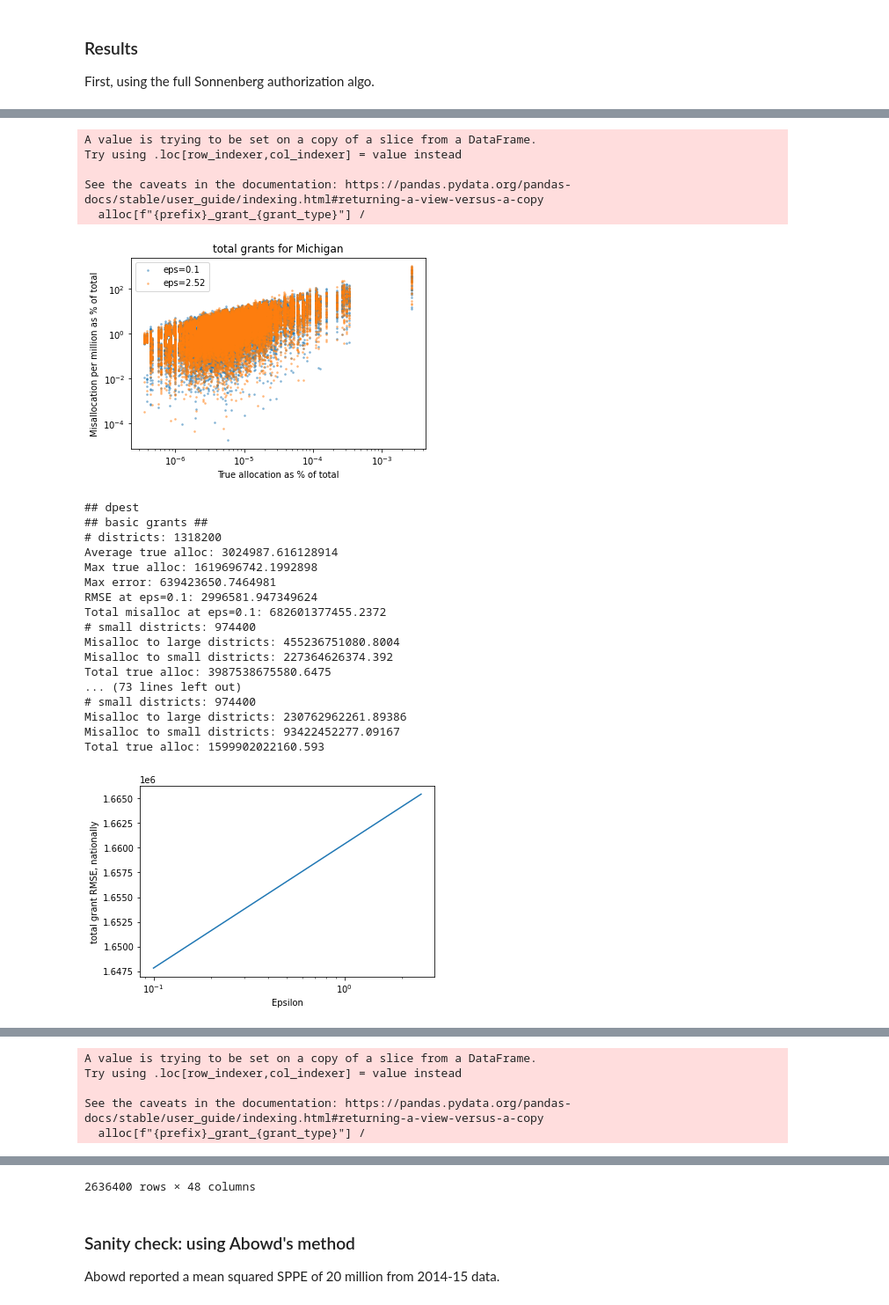
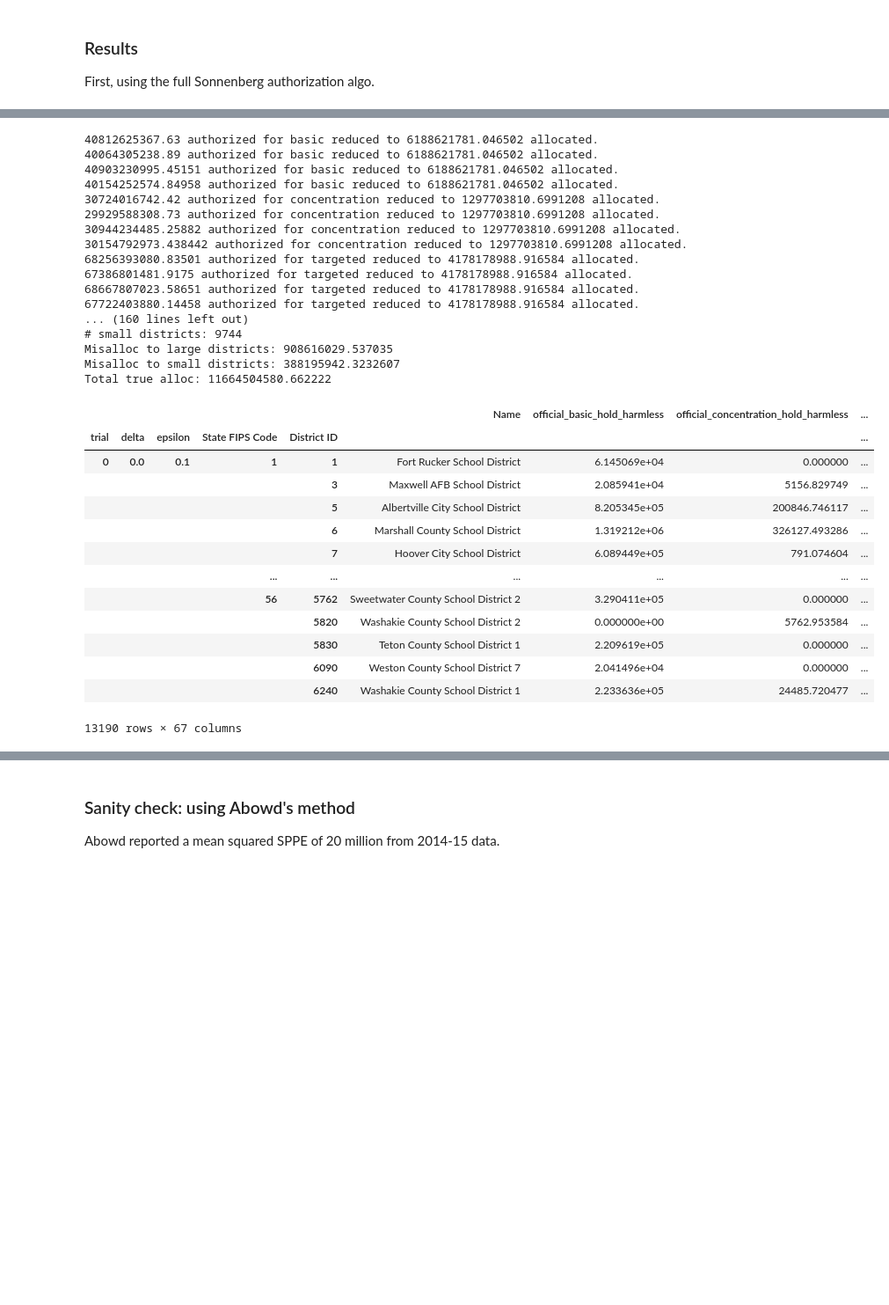
Before and after one commit to ryansteed/dp-policy, a Jupyter notebook: notebooks/titlei.ipynb, the cells around one changed output, grey strips where cells are left out. Shown at 88% size. Drawn from its saved outputs; the diff is of its cells as text; code cells hidden in the pictures; blank space fills up the shorter version.

```diff
--- a/notebooks/titlei.ipynb
+++ b/notebooks/titlei.ipynb
@@ -166,5 +168,5 @@ First, using the full Sonnenberg authorization algo.
 results = test_params(saipe, Laplace, eps=[0.1, 1.0, 2.52, 10.0]+list(np.logspace(-3, 10, num=10)))
 results.to_csv("../results/titlei_laplace.csv")
 # %%
-test_params(saipe, Laplace, eps=[0.1, 2.52], trials=100)
+test_params(saipe, Laplace, eps=[0.1], trials=1)
 # %% [output]
@@ -190,24 +174,31 @@ Total true alloc: 1599902022160.593
-A value is trying to be set on a copy of a slice from a DataFrame.
-Try using .loc[row_indexer,col_indexer] = value instead
-
-See the caveats in the documentation: https://pandas.pydata.org/pandas-docs/stable/user_guide/indexing.html#returning-a-view-versus-a-copy
-  alloc[f"{prefix}_grant_{grant_type}"] /
+40812625367.63 authorized for basic reduced to 6188621781.046502 allocated.
+40064305238.89 authorized for basic reduced to 6188621781.046502 allocated.
+40903230995.45151 authorized for basic reduced to 6188621781.046502 allocated.
+40154252574.84958 authorized for basic reduced to 6188621781.046502 allocated.
+30724016742.42 authorized for concentration reduced to 1297703810.6991208 allocated.
+29929588308.73 authorized for concentration reduced to 1297703810.6991208 allocated.
+30944234485.25882 authorized for concentration reduced to 1297703810.6991208 allocated.
+30154792973.438442 authorized for concentration reduced to 1297703810.6991208 allocated.
+68256393080.83501 authorized for targeted reduced to 4178178988.916584 allocated.
+67386801481.9175 authorized for targeted reduced to 4178178988.916584 allocated.
+68667807023.58651 authorized for targeted reduced to 4178178988.916584 allocated.
+67722403880.14458 authorized for targeted reduced to 4178178988.916584 allocated.
+... (160 lines left out)
+# small districts: 9744
+Misalloc to large districts: 908616029.537035
+Misalloc to small districts: 388195942.3232607
+Total true alloc: 11664504580.662222
-[figure, removed]
+|  |  |  |  |  | Name | official_basic_hold_harmless | official_concentration_hold_harmless | ... |
+| trial | delta | epsilon | State FIPS Code | District ID |  |  |  | ... |
+| 0 | 0.0 | 0.1 | 1 | 1 | Fort Rucker School District | 6.145069e+04 | 0.000000 | ... |
+|  |  |  |  | 3 | Maxwell AFB School District | 2.085941e+04 | 5156.829749 | ... |
+|  |  |  |  | 5 | Albertville City School District | 8.205345e+05 | 200846.746117 | ... |
+|  |  |  |  | 6 | Marshall County School District | 1.319212e+06 | 326127.493286 | ... |
+|  |  |  |  | 7 | Hoover City School District | 6.089449e+05 | 791.074604 | ... |
+|  |  |  | ... | ... | ... | ... | ... | ... |
+|  |  |  | 56 | 5762 | Sweetwater County School District 2 | 3.290411e+05 | 0.000000 | ... |
+|  |  |  |  | 5820 | Washakie County School District 2 | 0.000000e+00 | 5762.953584 | ... |
+|  |  |  |  | 5830 | Teton County School District 1 | 2.209619e+05 | 0.000000 | ... |
+|  |  |  |  | 6090 | Weston County School District 7 | 2.041496e+04 | 0.000000 | ... |
+|  |  |  |  | 6240 | Washakie County School District 1 | 2.233636e+05 | 24485.720477 | ... |
-## dpest
-## basic grants ##
-# districts: 1318200
-Average true alloc: 3024987.616128914
-Max true alloc: 1619696742.1992898
-Max error: 639423650.7464981
-RMSE at eps=0.1: 2996581.947349624
-Total misalloc at eps=0.1: 682601377455.2372
-# small districts: 974400
-Misalloc to large districts: 455236751080.8004
-Misalloc to small districts: 227364626374.392
-Total true alloc: 3987538675580.6475
-... (73 lines left out)
-# small districts: 974400
-Misalloc to large districts: 230762962261.89386
-Misalloc to small districts: 93422452277.09167
-Total true alloc: 1599902022160.593
+13190 rows × 67 columns
-[figure, removed]
@@ -215,5 +204,0 @@ Total true alloc: 1599902022160.593
-A value is trying to be set on a copy of a slice from a DataFrame.
-Try using .loc[row_indexer,col_indexer] = value instead
-
-See the caveats in the documentation: https://pandas.pydata.org/pandas-docs/stable/user_guide/indexing.html#returning-a-view-versus-a-copy
-  alloc[f"{prefix}_grant_{grant_type}"] /
@@ -234,4 +205,3 @@ See the caveats in the documentation: https://pandas.pydata.org/pandas-docs/stab
-2636400 rows × 48 columns
 # %% [markdown]
 ### Sanity check: using Abowd's method
 
```
Also changed, not shown: parts of 8 cells of this notebook, 5 other files.
